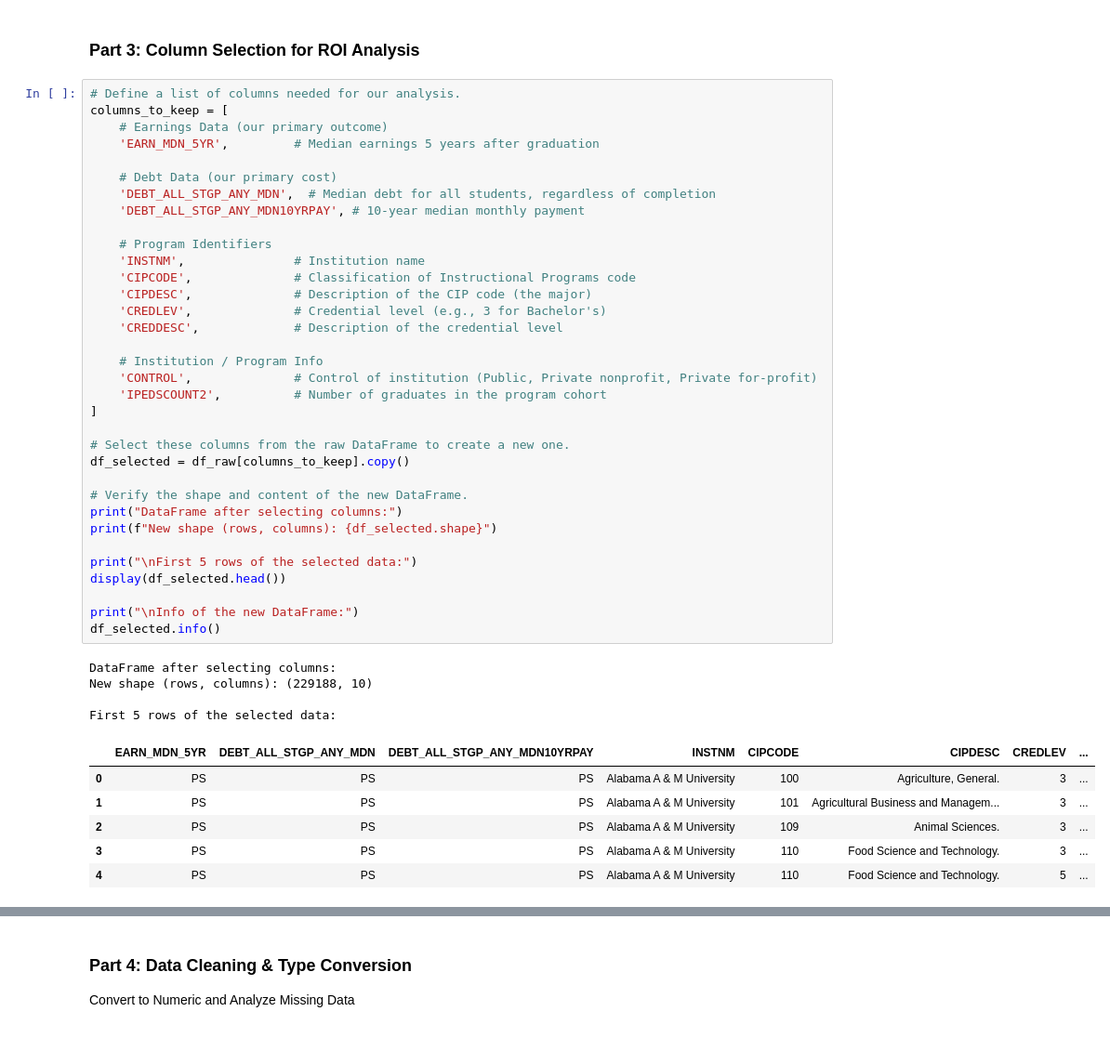
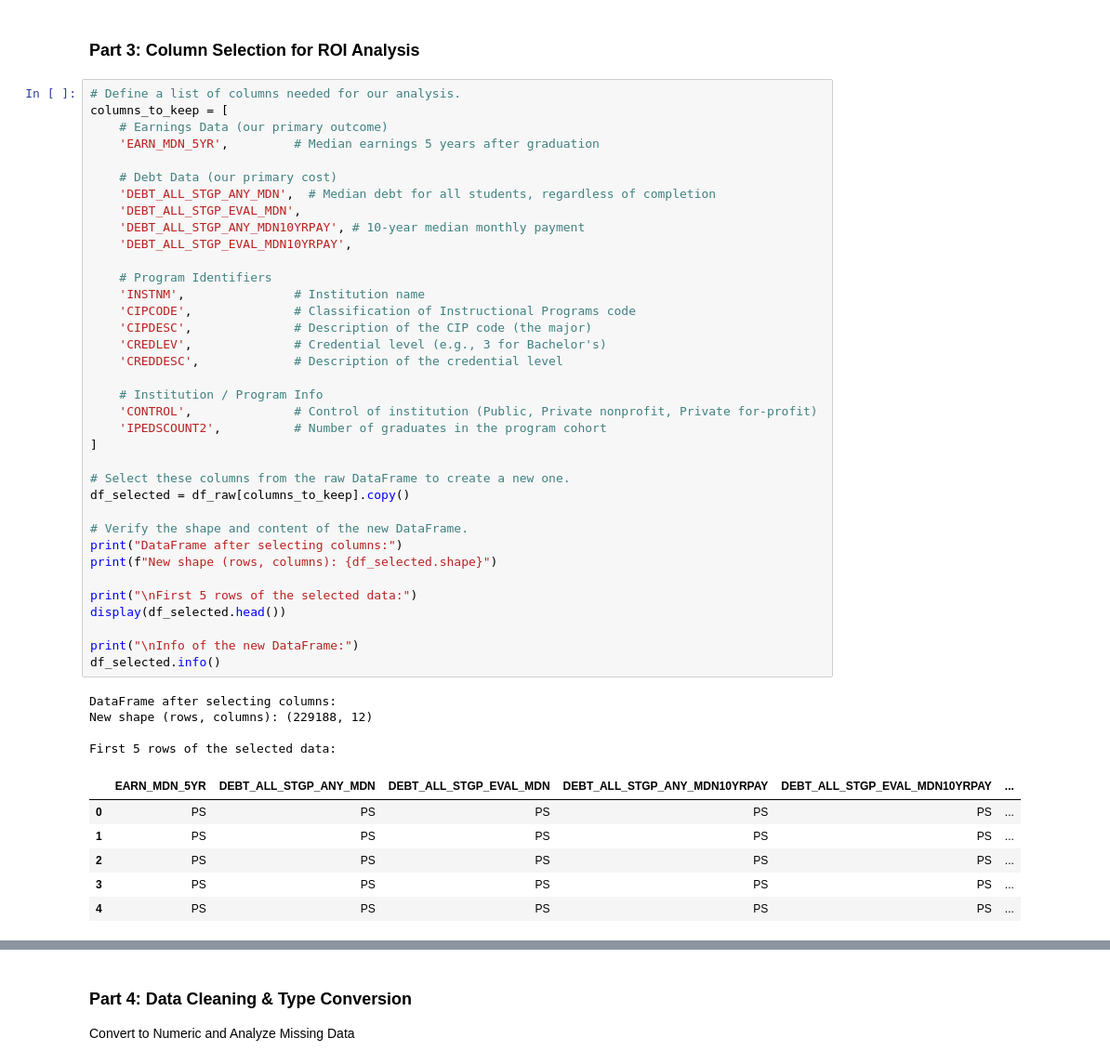
Before and after one commit to SophiaYifei/college-scorecard-roi-storytelling, a Jupyter notebook: notebooks/01_preprocess.ipynb, the cells around one changed output, grey strips where cells are left out. Shown at 93% size. Drawn from its saved outputs; the diff is of its cells as text.

```diff
--- a/notebooks/01_preprocess.ipynb
+++ b/notebooks/01_preprocess.ipynb
@@ -70,43 +70,45 @@ columns_to_keep = [
 
     # Debt Data (our primary cost)
     'DEBT_ALL_STGP_ANY_MDN',  # Median debt for all students, regardless of completion
+    'DEBT_ALL_STGP_EVAL_MDN',
     'DEBT_ALL_STGP_ANY_MDN10YRPAY', # 10-year median monthly payment
+    'DEBT_ALL_STGP_EVAL_MDN10YRPAY',
 
     # Program Identifiers
     'INSTNM',               # Institution name
     'CIPCODE',              # Classification of Instructional Programs code
     'CIPDESC',              # Description of the CIP code (the major)
     'CREDLEV',              # Credential level (e.g., 3 for Bachelor's)
     'CREDDESC',             # Description of the credential level
 
     # Institution / Program Info
     'CONTROL',              # Control of institution (Public, Private nonprofit, Private for-profit)
     'IPEDSCOUNT2',          # Number of graduates in the program cohort
 ]
 
 # Select these columns from the raw DataFrame to create a new one.
 df_selected = df_raw[columns_to_keep].copy()
 
 # Verify the shape and content of the new DataFrame.
 print("DataFrame after selecting columns:")
 print(f"New shape (rows, columns): {df_selected.shape}")
 
 print("\nFirst 5 rows of the selected data:")
 display(df_selected.head())
 
 print("\nInfo of the new DataFrame:")
 df_selected.info()
 # %% [output]
 DataFrame after selecting columns:
-New shape (rows, columns): (229188, 10)
+New shape (rows, columns): (229188, 12)
 
 First 5 rows of the selected data:
-|  | EARN_MDN_5YR | DEBT_ALL_STGP_ANY_MDN | DEBT_ALL_STGP_ANY_MDN10YRPAY | INSTNM | CIPCODE | CIPDESC | CREDLEV | ... |
-| 0 | PS | PS | PS | Alabama A & M University | 100 | Agriculture, General. | 3 | ... |
-| 1 | PS | PS | PS | Alabama A & M University | 101 | Agricultural Business and Managem... | 3 | ... |
-| 2 | PS | PS | PS | Alabama A & M University | 109 | Animal Sciences. | 3 | ... |
-| 3 | PS | PS | PS | Alabama A & M University | 110 | Food Science and Technology. | 3 | ... |
-| 4 | PS | PS | PS | Alabama A & M University | 110 | Food Science and Technology. | 5 | ... |
+|  | EARN_MDN_5YR | DEBT_ALL_STGP_ANY_MDN | DEBT_ALL_STGP_EVAL_MDN | DEBT_ALL_STGP_ANY_MDN10YRPAY | DEBT_ALL_STGP_EVAL_MDN10YRPAY | ... |
+| 0 | PS | PS | PS | PS | PS | ... |
+| 1 | PS | PS | PS | PS | PS | ... |
+| 2 | PS | PS | PS | PS | PS | ... |
+| 3 | PS | PS | PS | PS | PS | ... |
+| 4 | PS | PS | PS | PS | PS | ... |
 Info of the new DataFrame:
 <class 'pandas.core.frame.DataFrame'>
 RangeIndex: 229188 entries, 0 to 229187
```
Also changed, not shown: parts of 5 cells of this notebook, 1 other file.
